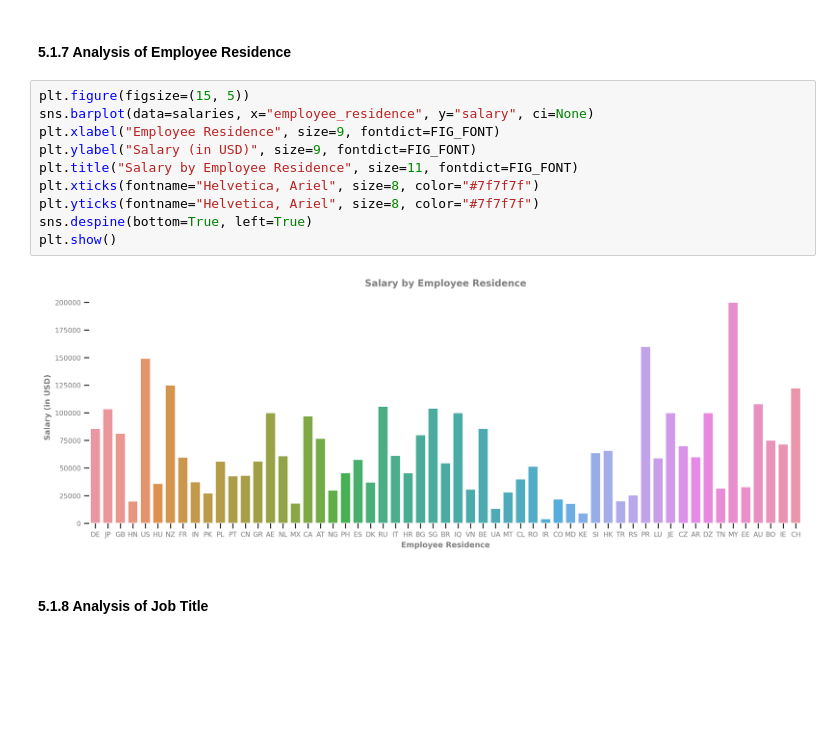
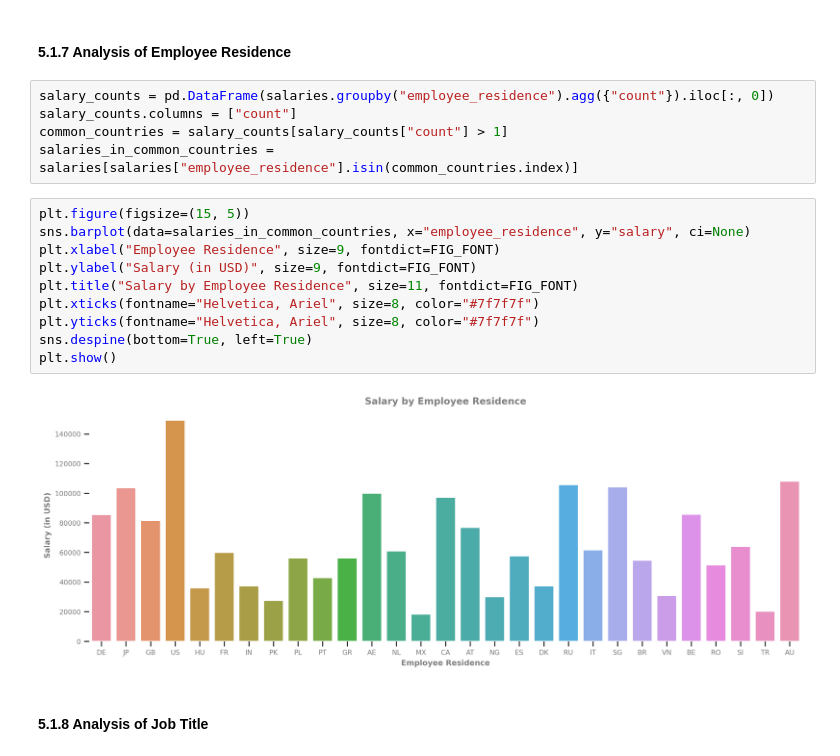
Before and after one commit to sahinozan/Data-Science-Job-Salaries, a Jupyter notebook: project.ipynb, the cells around one changed output. Drawn from its saved outputs; the diff is of its cells as text; blank space fills up the shorter version.

Commit message:
Added count check for the employee residence

```diff
--- a/project.ipynb
+++ b/project.ipynb
@@ -219,18 +219,23 @@ plt.show()
 [figure]
 # %% [markdown]
 #### 5.1.7 Analysis of Employee Residence
+# %%
+salary_counts = pd.DataFrame(salaries.groupby("employee_residence").agg({"count"}).iloc[:, 0])
+salary_counts.columns = ["count"]
+common_countries = salary_counts[salary_counts["count"] > 1]
+salaries_in_common_countries = salaries[salaries["employee_residence"].isin(common_countries.index)]
 # %%
 plt.figure(figsize=(15, 5))
-sns.barplot(data=salaries, x="employee_residence", y="salary", ci=None)
+sns.barplot(data=salaries_in_common_countries, x="employee_residence", y="salary", ci=None)
 plt.xlabel("Employee Residence", size=9, fontdict=FIG_FONT)
 plt.ylabel("Salary (in USD)", size=9, fontdict=FIG_FONT)
 plt.title("Salary by Employee Residence", size=11, fontdict=FIG_FONT)
 plt.xticks(fontname="Helvetica, Ariel", size=8, color="#7f7f7f")
 plt.yticks(fontname="Helvetica, Ariel", size=8, color="#7f7f7f")
 sns.despine(bottom=True, left=True)
 plt.show()
 # %% [output]
-[figure, old version]
+[figure, new version]
 # %% [markdown]
 #### 5.1.8 Analysis of Job Title
 # %%
```
Also changed, not shown: parts of 2 cells of this notebook.
